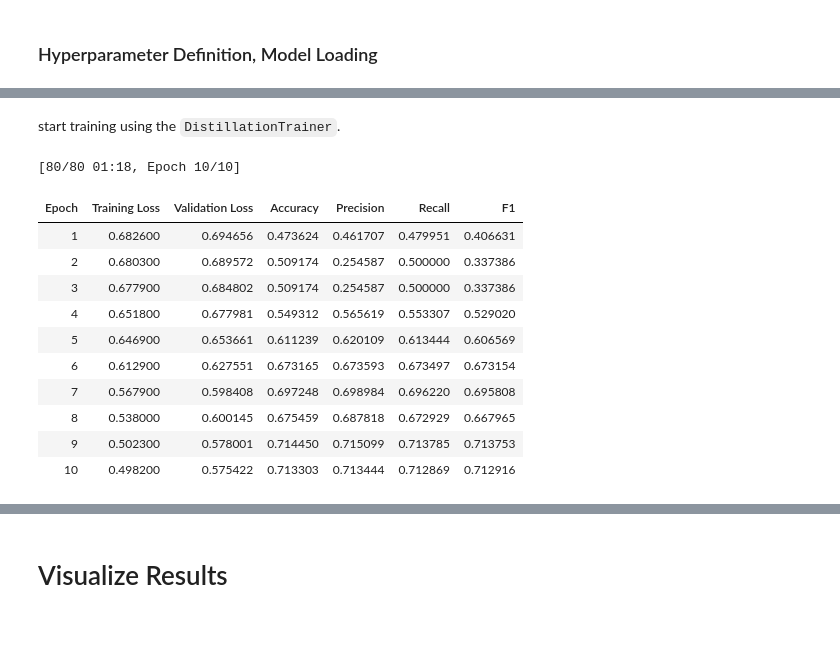
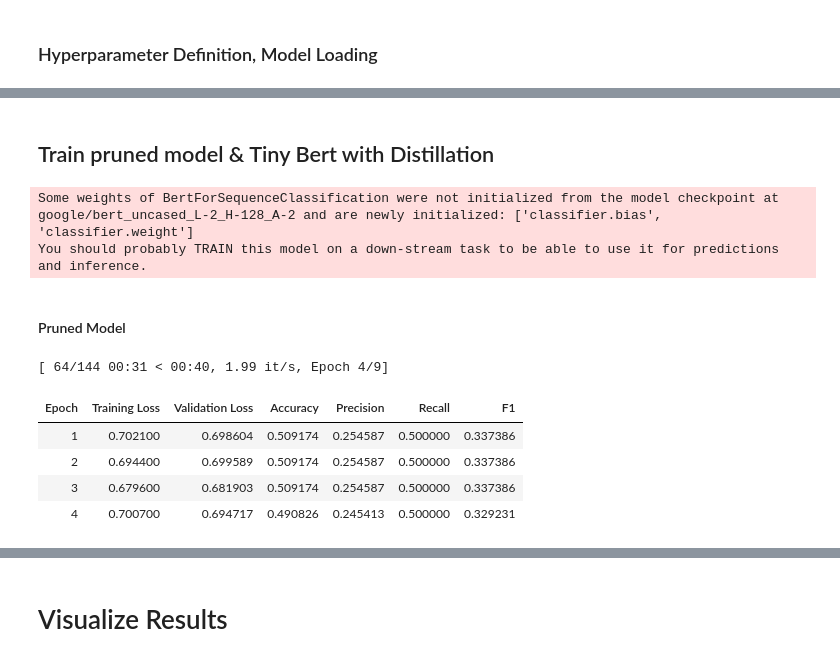
Before and after one commit to ChrisKnaden/transformer-pruning-distilliation, a Jupyter notebook: pruning_distillation_pipeline.ipynb, the cells around one changed output, grey strips where cells are left out. Saved outputs shown, nothing was run; the diff lists cells and outputs as text; code cells hidden in the pictures; blank space fills up the shorter version.

```diff
--- a/pruning_distillation_pipeline.ipynb
+++ b/pruning_distillation_pipeline.ipynb
@@ -338,0 +399,3 @@ def plot_train_eval_metrics(trainer, all_metrics):
+# %%
+# Pruned model path without training
+pruned_model_path = "./pruned_model"
@@ -338,0 +405,2 @@ def plot_train_eval_metrics(trainer, all_metrics):
+# %%
+pruned_model_loaded = load_local_model(pruned_model_path, set_size=True)
@@ -391,3 +484,10 @@ repo_name = "tiny-bert-sst2-distilled_combined"
+# %%
+from huggingface_hub import login
+
+repo_name = "sst2-distillation" # set name for repository on huggingface
+
+#login()
+#
 # %%
 %%writefile custom_args.py
 # Write class to external class to work
@@ -520,16 +592,15 @@ Start training with calling `trainer.train`
 # %%
 from accelerate import Accelerator
 accelerator = Accelerator(cpu=True)
-# %% [markdown]
-start training using the `DistillationTrainer`.
+# %% [markdown]
+## Train pruned model & Tiny Bert with Distillation
 # %%
 # train pruned_model_trained with distillation
-all_metrics = []
-distilliation_trainer_pruned_trained = DistillationTrainer(
-    pruned_model_trained_for_distillation,
+distilliation_trainer_pruned = DistillationTrainer(
+    pruned_model_loaded,
     training_args,
     teacher_model=teacher_model,
-    train_dataset=tokenized_datasets["train"].select(range(1000)),
+    train_dataset=tokenized_datasets["train"],
     eval_dataset=tokenized_datasets["validation"],
     data_collator=data_collator,
     tokenizer=tokenizer,
@@ -537,21 +608,37 @@ distilliation_trainer_pruned_trained = DistillationTrainer(
     accelerator=accelerator,
     callbacks=[early_stopping]
 )
+
+tiny_bert_model = load_external_model(tiny_bert_id)
+
+distilliation_trainer_tiny_bert = DistillationTrainer(
+    tiny_bert_model,
+    training_args,
+    teacher_model=teacher_model,
+    train_dataset=tokenized_datasets["train"],
+    eval_dataset=tokenized_datasets["validation"],
+    data_collator=data_collator,
+    tokenizer=tokenizer,
+    compute_metrics=compute_metrics,
+    accelerator=accelerator,
+    callbacks=[early_stopping]
+)
+# %% [output]
+Some weights of BertForSequenceClassification were not initialized from the model checkpoint at google/bert_uncased_L-2_H-128_A-2 and are newly initialized: ['classifier.bias', 'classifier.weight']
+You should probably TRAIN this model on a down-stream task to be able to use it for predictions and inference.
+# %% [markdown]
+#### Pruned Model
 # %%
-distilliation_trainer_pruned_trained.train()
+distilliation_trainer_pruned.train()
 
 # save metrics
-all_metrics_pruned_trained_distilled = all_metrics
+all_metrics_pruned_distilled = all_metrics
+
+all_metrics = []
 # %% [output]
-[80/80 01:18, Epoch 10/10]
+[ 64/144 00:31 < 00:40, 1.99 it/s, Epoch 4/9]
 | Epoch | Training Loss | Validation Loss | Accuracy | Precision | Recall | F1 |
-| 1 | 0.682600 | 0.694656 | 0.473624 | 0.461707 | 0.479951 | 0.406631 |
-| 2 | 0.680300 | 0.689572 | 0.509174 | 0.254587 | 0.500000 | 0.337386 |
-| 3 | 0.677900 | 0.684802 | 0.509174 | 0.254587 | 0.500000 | 0.337386 |
-| 4 | 0.651800 | 0.677981 | 0.549312 | 0.565619 | 0.553307 | 0.529020 |
-| 5 | 0.646900 | 0.653661 | 0.611239 | 0.620109 | 0.613444 | 0.606569 |
-| 6 | 0.612900 | 0.627551 | 0.673165 | 0.673593 | 0.673497 | 0.673154 |
-| 7 | 0.567900 | 0.598408 | 0.697248 | 0.698984 | 0.696220 | 0.695808 |
-| 8 | 0.538000 | 0.600145 | 0.675459 | 0.687818 | 0.672929 | 0.667965 |
-| 9 | 0.502300 | 0.578001 | 0.714450 | 0.715099 | 0.713785 | 0.713753 |
-| 10 | 0.498200 | 0.575422 | 0.713303 | 0.713444 | 0.712869 | 0.712916 |
+| 1 | 0.702100 | 0.698604 | 0.509174 | 0.254587 | 0.500000 | 0.337386 |
+| 2 | 0.694400 | 0.699589 | 0.509174 | 0.254587 | 0.500000 | 0.337386 |
+| 3 | 0.679600 | 0.681903 | 0.509174 | 0.254587 | 0.500000 | 0.337386 |
+| 4 | 0.700700 | 0.694717 | 0.490826 | 0.245413 | 0.500000 | 0.329231 |
```
Also changed, not shown: parts of 101 cells of this notebook.
